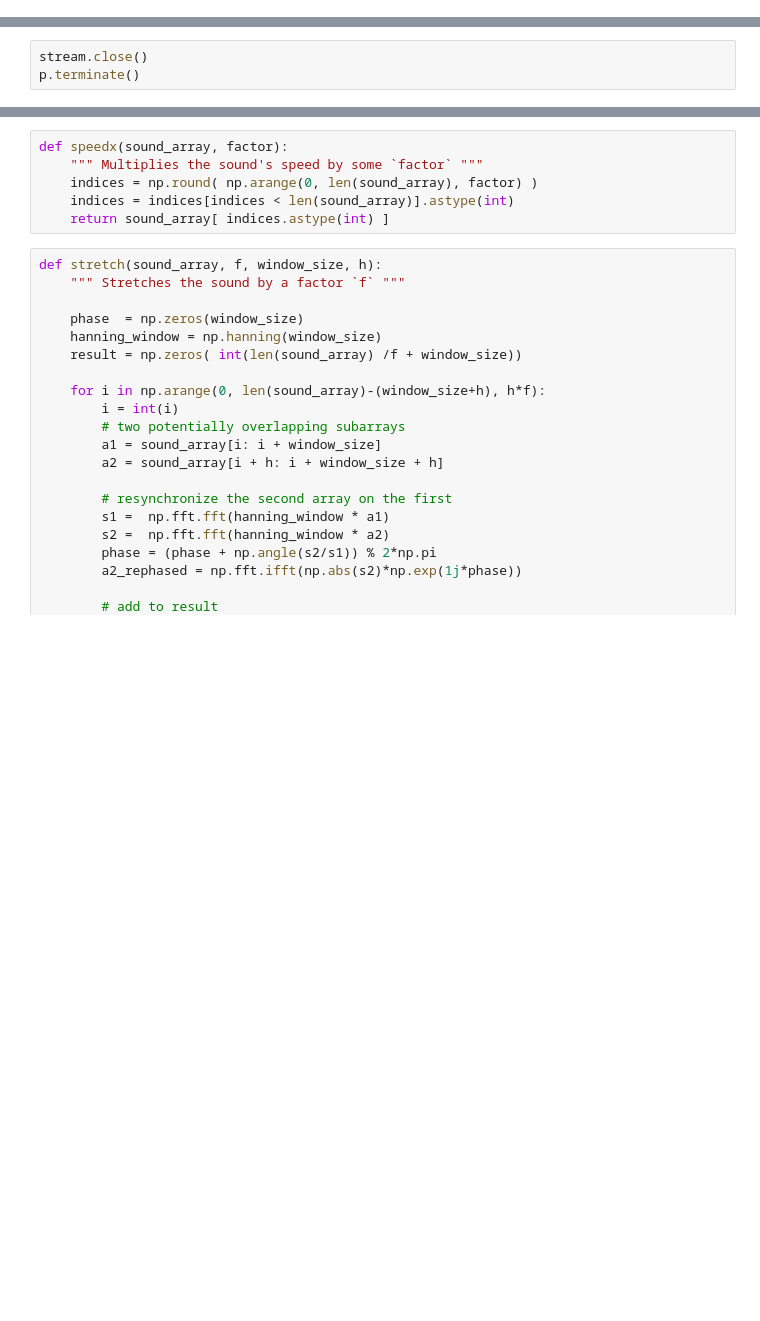
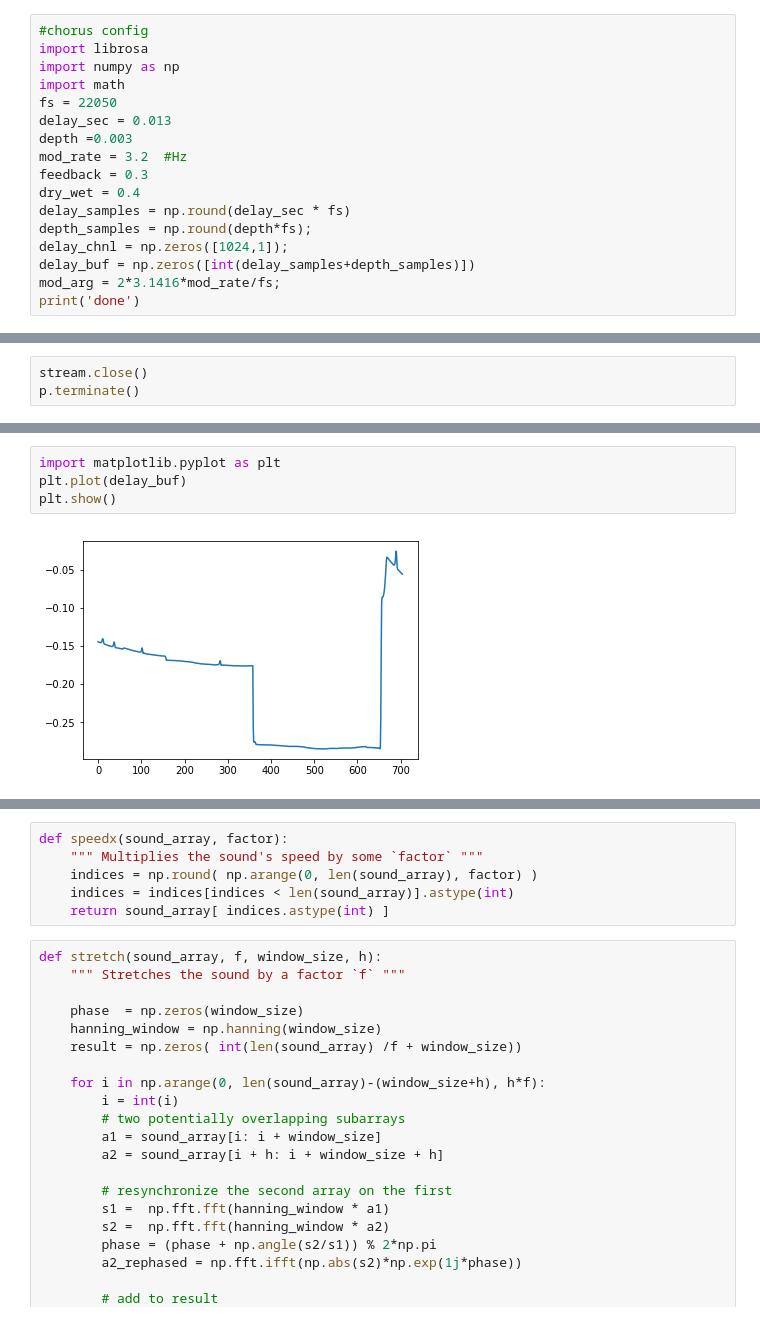
Before and after one commit to BeyondCloud/FUJI_Chorus, a Jupyter notebook: main.ipynb, the cells around one changed output, grey strips where cells are left out. Cells and saved outputs as stored; diff of their text form; blank space fills up the shorter version.

```diff
--- a/main.ipynb
+++ b/main.ipynb
@@ -38,0 +1,17 @@ plt.show()
+# %%
+#chorus config
+import librosa
+import numpy as np
+import math
+fs = 22050
+delay_sec = 0.013
+depth =0.003
+mod_rate = 3.2  #Hz
+feedback = 0.3
+dry_wet = 0.4
+delay_samples = np.round(delay_sec * fs)
+depth_samples = np.round(depth*fs);
+delay_chnl = np.zeros([1024,1]);
+delay_buf = np.zeros([int(delay_samples+depth_samples)])
+mod_arg = 2*3.1416*mod_rate/fs;
+print('done')
@@ -95,0 +129,6 @@ p.terminate()
+# %%
+import matplotlib.pyplot as plt
+plt.plot(delay_buf)
+plt.show()
+# %% [output]
+[figure, added]
```
Also changed, not shown: parts of 7 cells of this notebook.
